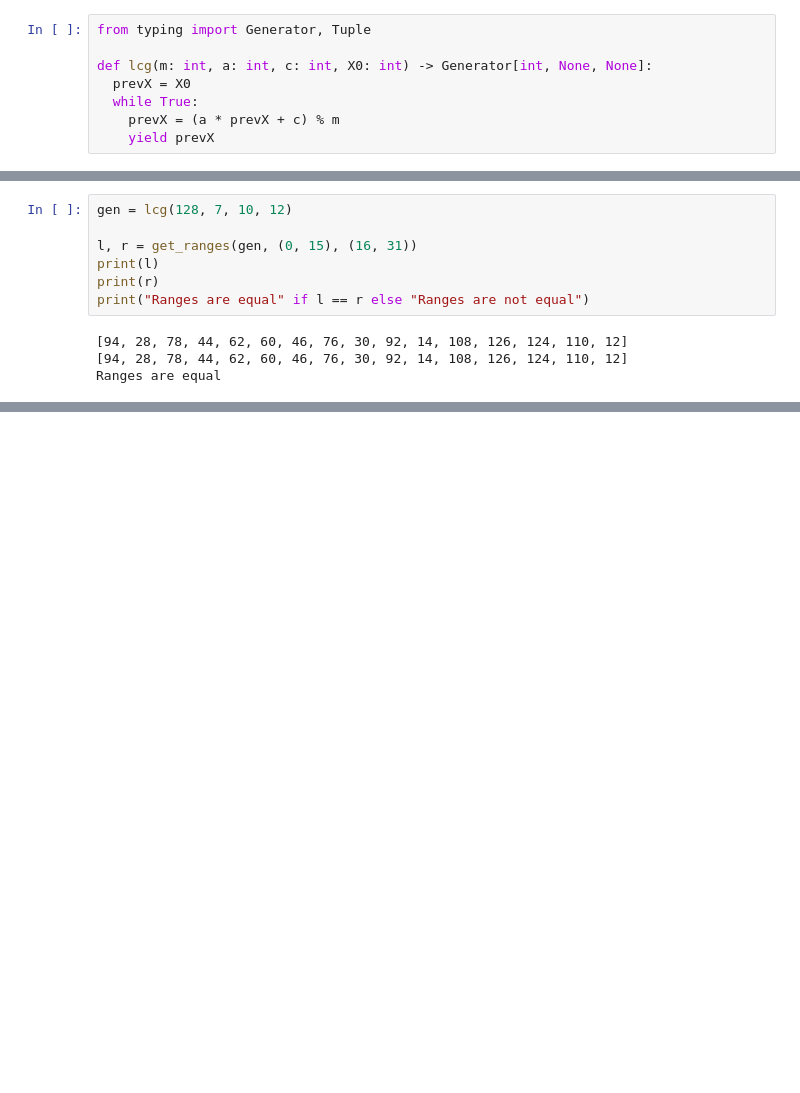
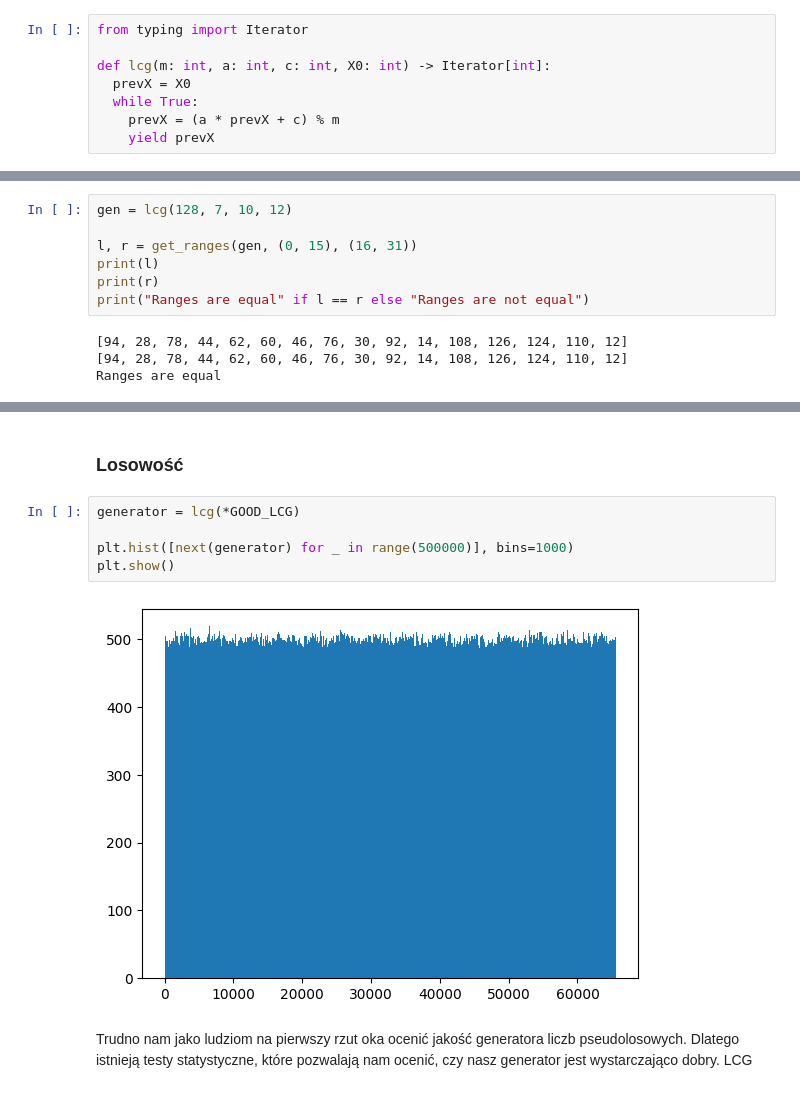
Before and after one commit to ashbork/generatory-losowe-lcm, a Jupyter notebook: chapters/lcg.ipynb, the cells around one changed output, grey strips where cells are left out. Cells and saved outputs as stored; diff of their text form; blank space fills up the shorter version.

```diff
--- a/chapters/lcg.ipynb
+++ b/chapters/lcg.ipynb
@@ -27,9 +27,9 @@ $$
 # %% [markdown]
 ## Wdrożenie
 # %%
-from typing import Generator, Tuple
+from typing import Iterator
 
-def lcg(m: int, a: int, c: int, X0: int) -> Generator[int, None, None]:
+def lcg(m: int, a: int, c: int, X0: int) -> Iterator[int]:
   prevX = X0
   while True:
     prevX = (a * prevX + c) % m
@@ -164,0 +169,11 @@ W naszym prostym teście możemy zauważyć, że operacja modulo rzeczywiście j
+# %% [markdown]
+### Losowość
+# %%
+generator = lcg(*GOOD_LCG)
+
+plt.hist([next(generator) for _ in range(500000)], bins=1000)
+plt.show()
+# %% [output]
+[figure, added]
+# %% [markdown]
+Trudno nam jako ludziom na pierwszy rzut oka ocenić jakość generatora liczb pseudolosowych. Dlatego istnieją testy statystyczne, które pozwalają nam ocenić, czy nasz generator jest wystarczająco dobry. LCG
```
Also changed, not shown: parts of 12 cells of this notebook.
